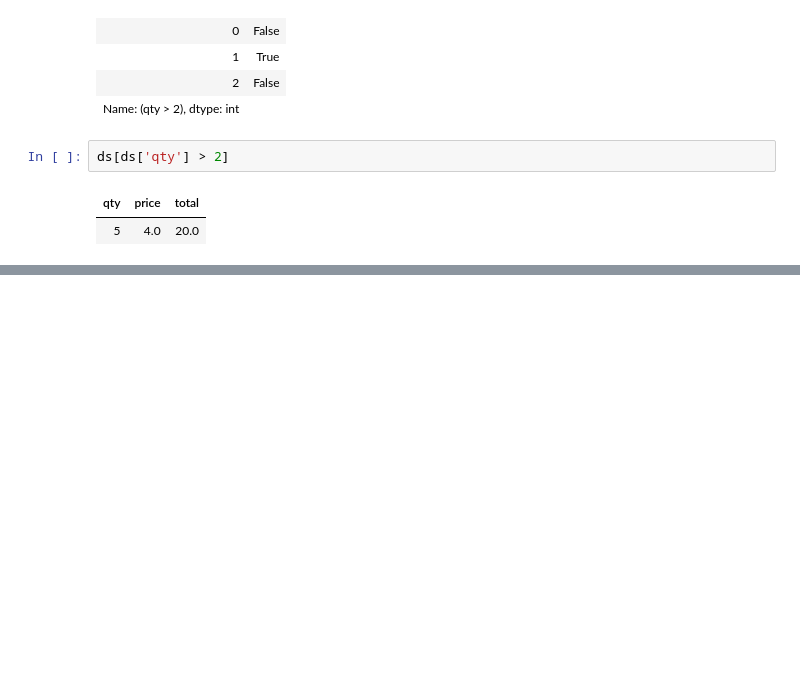
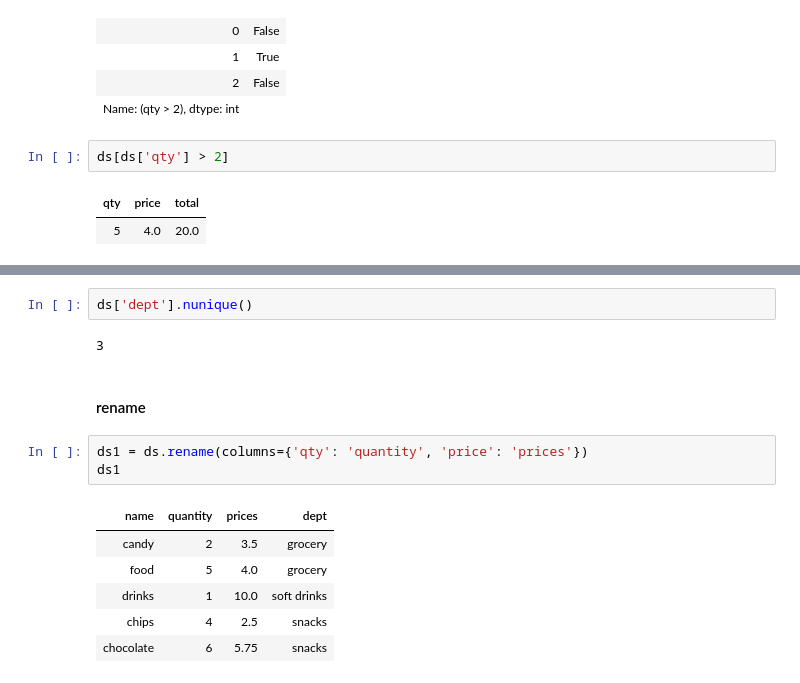
Before and after one commit to C5m7b4/maths, a Jupyter notebook: playgrounds/atrix_whiteboard.ipynb, the cells around one changed output, grey strips where cells are left out. Drawn from its saved outputs; the diff is of its cells as text; blank space fills up the shorter version.

Commit message:
adds drop and rename

```diff
--- a/playgrounds/atrix_whiteboard.ipynb
+++ b/playgrounds/atrix_whiteboard.ipynb
@@ -355,0 +504,16 @@ ds[ds['qty'] > 2]
+# %%
+ds['dept'].nunique()
+# %% [output]
+3
+# %% [markdown]
+#### rename
+# %%
+ds1 = ds.rename(columns={'qty': 'quantity', 'price': 'prices'})
+ds1
+# %% [output]
+| name | quantity | prices | dept |
+| candy | 2 | 3.5 | grocery |
+| food | 5 | 4.0 | grocery |
+| drinks | 1 | 10.0 | soft drinks |
+| chips | 4 | 2.5 | snacks |
+| chocolate | 6 | 5.75 | snacks |
```
Also changed, not shown: parts of 32 cells of this notebook, 1 other file.
